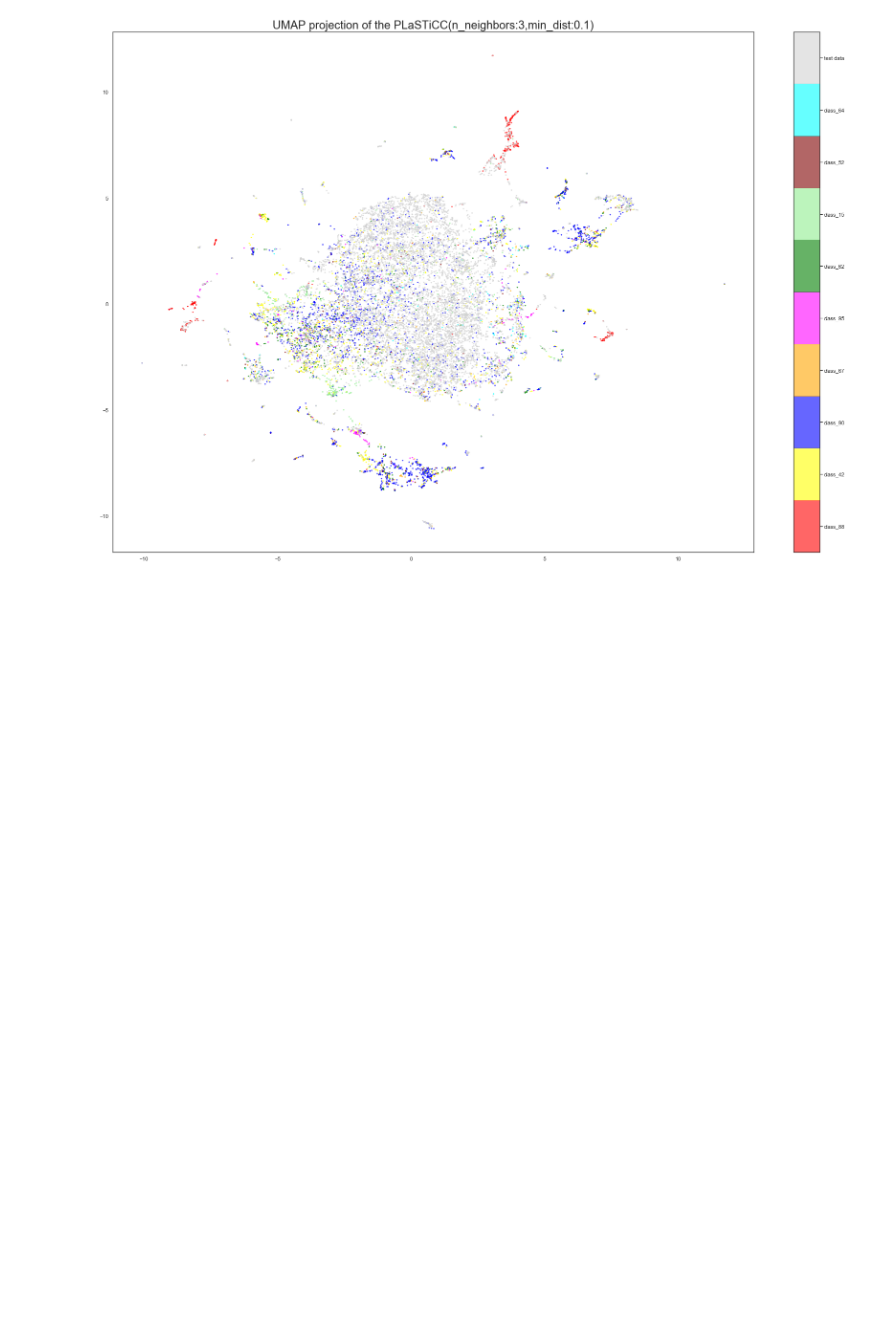
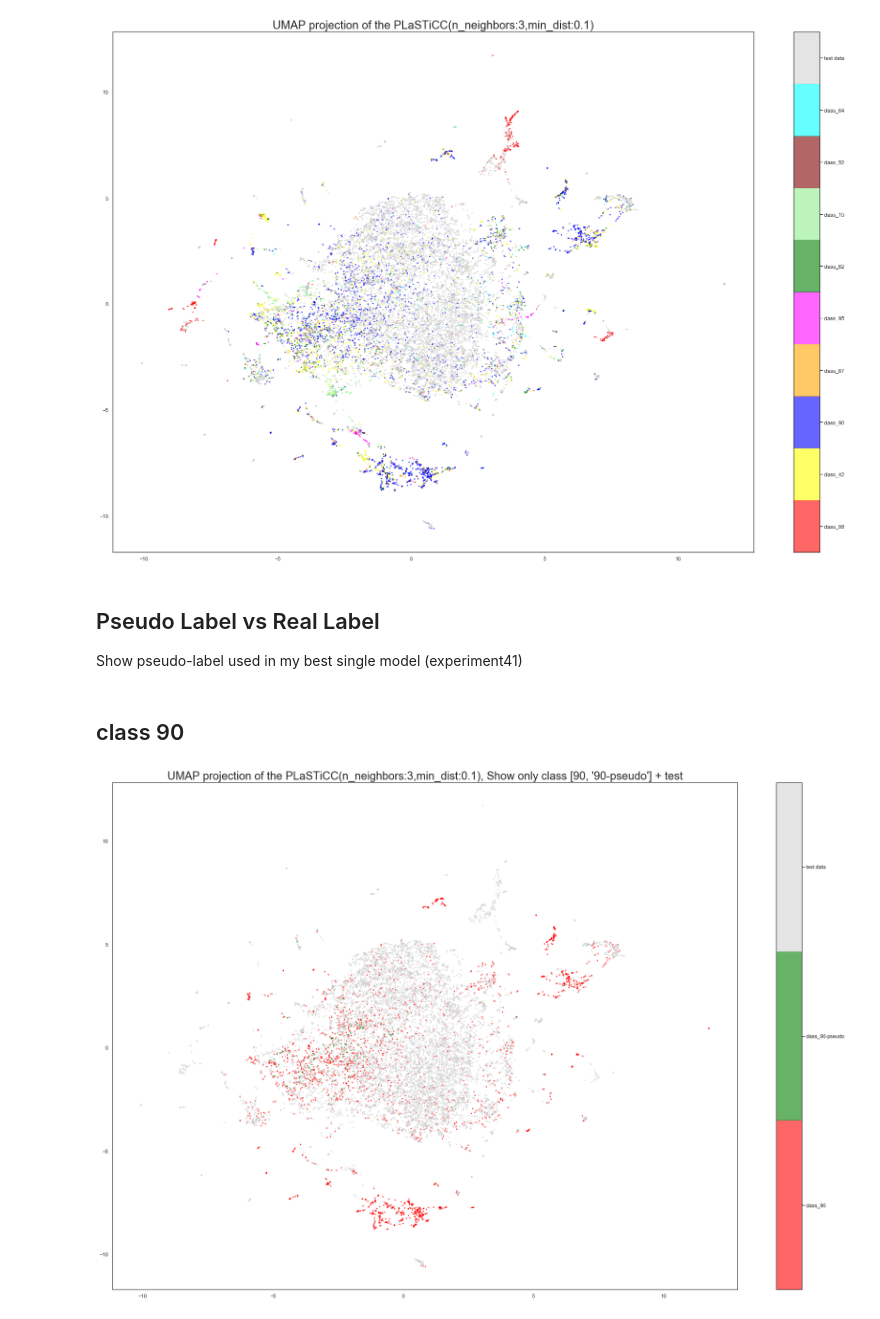
Before and after one commit to nyanp/kaggle-PLASTiCC, a Jupyter notebook: notebook/UMAP.ipynb, the cells around one changed output. Saved outputs shown, nothing was run; the diff lists cells and outputs as text; code cells hidden in the pictures; blank space fills up the shorter version.

Commit message:
add pseudo-label and semi-supervised UMAP to notebook

```diff
--- a/notebook/UMAP.ipynb
+++ b/notebook/UMAP.ipynb
@@ -148,3 +154,17 @@ embedding = reducer.fit_transform(meta)
 plot(embedding, target, n_neighbors, min_dist)
 # %% [output]
 [figure]
+# %% [markdown]
+## Pseudo Label vs Real Label
+Show pseudo-label used in my best single model (experiment41)
+# %%
+pl = pd.read_feather('../experiment41/nyanp_pseudo_label_exp41.f')
+target_ = target.copy()
+target_.loc[object_ids.isin(pl[pl.target == 42].object_id)] = 'class_42-pseudo'
+target_.loc[object_ids.isin(pl[pl.target == 90].object_id)] = 'class_90-pseudo'
+# %% [markdown]
+## class 90
+# %%
+plot(embedding, target_, n_neighbors, min_dist, mask_classes=[90,'90-pseudo'])
+# %% [output]
+[figure, added]
```
Also changed, not shown: parts of 14 cells of this notebook.
